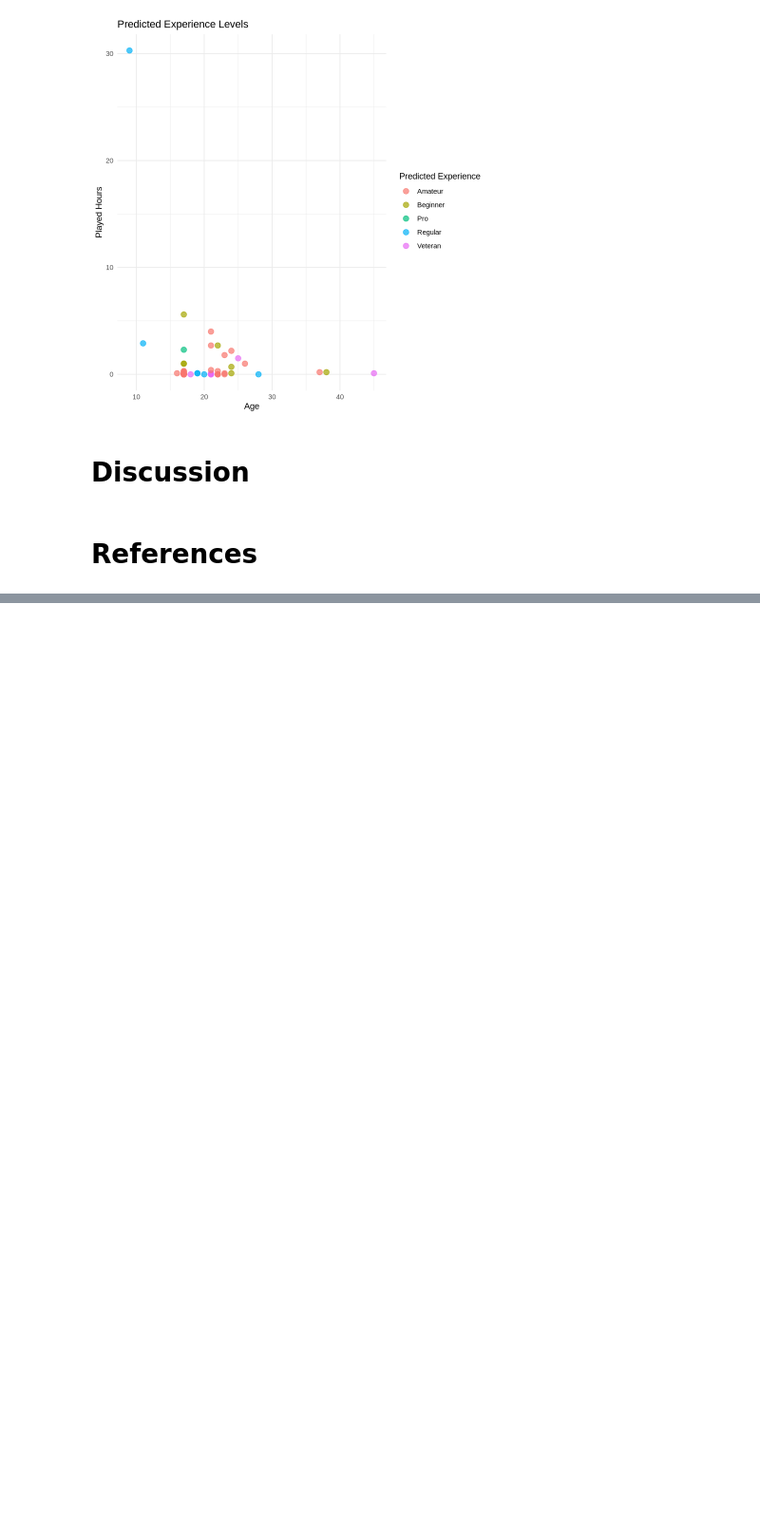
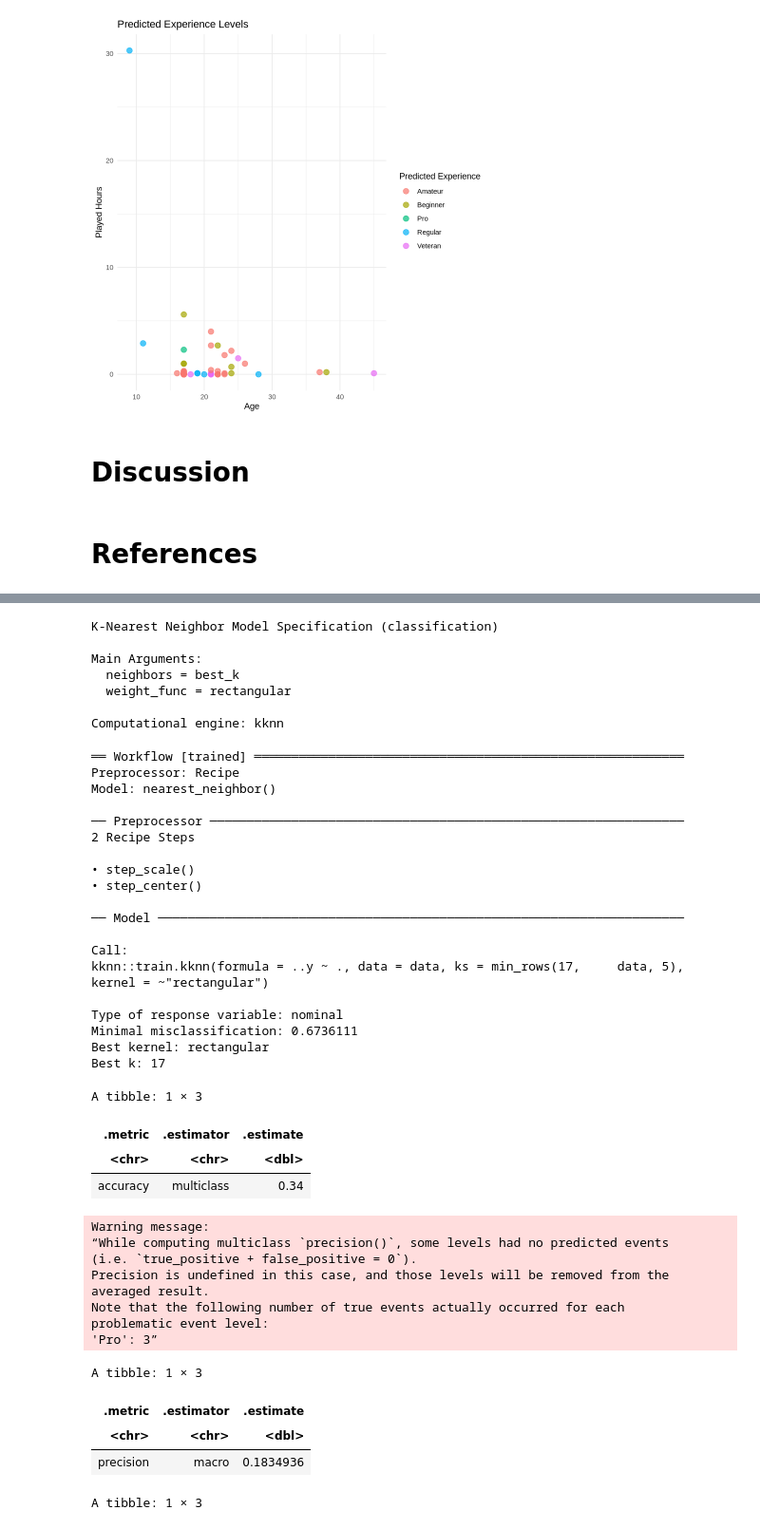
Before and after one commit to Imwae/DSCI-100-005-37, a Jupyter notebook: Final Project.ipynb, the cells around one changed output, grey strips where cells are left out. Shown at 95% size. Drawn from its saved outputs; the diff is of its cells as text; code cells hidden in the pictures; blank space fills up the shorter version.

```diff
--- a/Final Project.ipynb
+++ b/Final Project.ipynb
@@ -338,0 +421,35 @@ Prediction Amateur Beginner Pro Regular Veteran
+# %%
+players_recipe <- recipe(experience ~ Age + played_hours, data = player_training) |>
+  step_scale(all_predictors()) |>
+  step_center(all_predictors())
+players_recipe
+
+players_tune <- nearest_neighbor(weight_func = "rectangular", neighbors = best_k) |>
+    set_engine("kknn") |>
+    set_mode("classification")
+players_tune
+
+knn_fit <- workflow() |>
+  add_recipe(players_recipe) |>
+  add_model(players_tune) |>
+  fit(data = player_training)
+
+knn_fit
+
+player_test_predictions <- predict(knn_fit, player_testing) |>
+  bind_cols(player_testing)
+
+player_test_predictions |>
+  metrics(truth = experience, estimate = .pred_class) |>
+  filter(.metric == "accuracy")
+
+player_test_predictions |>
+    precision(truth = experience, estimate = .pred_class, event_level="first")
+
+player_test_predictions |>
+    recall(truth = experience, estimate = .pred_class, event_level="first")
+
+confusion <- player_test_predictions |>
+             conf_mat(truth = experience, estimate = .pred_class)
+confusion
+# %% [output]
@@ -338,0 +474,43 @@ Prediction Amateur Beginner Pro Regular Veteran
+K-Nearest Neighbor Model Specification (classification)
+
+Main Arguments:
+  neighbors = best_k
+  weight_func = rectangular
+
+Computational engine: kknn
+══ Workflow [trained] ══════════════════════════════════════════════════════════
+Preprocessor: Recipe
+Model: nearest_neighbor()
+
+── Preprocessor ────────────────────────────────────────────────────────────────
+2 Recipe Steps
+
+• step_scale()
+• step_center()
+
+── Model ───────────────────────────────────────────────────────────────────────
+
+Call:
+kknn::train.kknn(formula = ..y ~ ., data = data, ks = min_rows(17,     data, 5), kernel = ~"rectangular")
+
+Type of response variable: nominal
+Minimal misclassification: 0.6736111
+Best kernel: rectangular
+Best k: 17
+A tibble: 1 × 3
+| .metric | .estimator | .estimate |
+| <chr> | <chr> | <dbl> |
+| accuracy | multiclass | 0.34 |
+Warning message:
+“While computing multiclass `precision()`, some levels had no predicted events
+(i.e. `true_positive + false_positive = 0`).
+Precision is undefined in this case, and those levels will be removed from the
+averaged result.
+Note that the following number of true events actually occurred for each
+problematic event level:
+'Pro': 3”
+A tibble: 1 × 3
+| .metric | .estimator | .estimate |
+| <chr> | <chr> | <dbl> |
+| precision | macro | 0.1834936 |
+A tibble: 1 × 3
```
Also changed, not shown: parts of 4 cells of this notebook.
